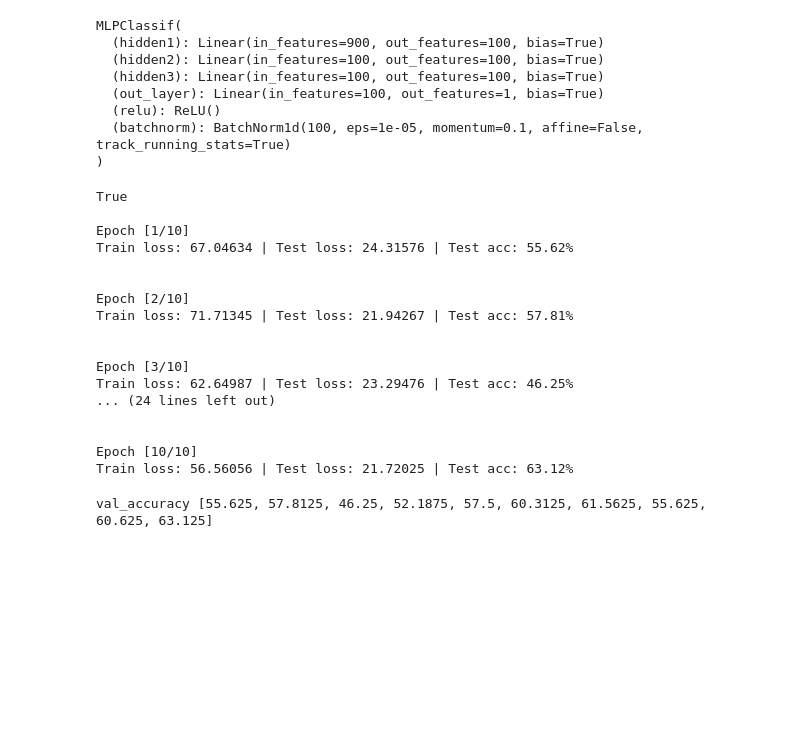
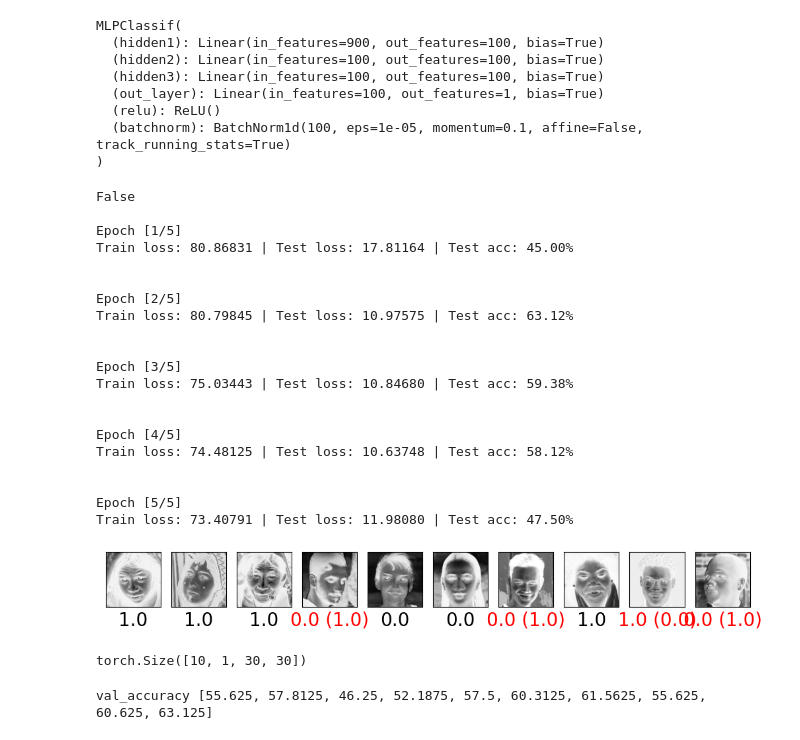
Before and after one commit to MNIKIEMA/Real-and-Fake-Face-Detection, a Jupyter notebook: real-and-fake-face.ipynb, the cells around one changed output. Saved outputs shown, nothing was run; the diff lists cells and outputs as text; code cells hidden in the pictures; blank space fills up the shorter version.

```diff
--- a/real-and-fake-face.ipynb
+++ b/real-and-fake-face.ipynb
@@ -353,7 +354,7 @@ def plot_images(x,y=None, indices='all', columns=12, x_size=1, y_size=1,
                 xx=x[i].reshape(lx,ly)
             else:
                 xx=x[i]
-        img=axs.imshow(xx,   cmap = cm, norm=norm, interpolation=interpolation)
+        img=axs.imshow(xx,   cmap = cm, norm=norm,)
 #         img=axs.imshow(xx,   cmap = cm, interpolation=interpolation)
         axs.spines['right'].set_visible(True)
         axs.spines['left'].set_visible(True)
@@ -375,14 +376,14 @@ def plot_images(x,y=None, indices='all', columns=12, x_size=1, y_size=1,
                 axs.set_xlabel(y[i],fontsize=fontsize)
         if colorbar:
             fig.colorbar(img,orientation="vertical", shrink=0.65)
-    fig.tight_layout()
+    fig.tight_layout(pad=0.8)
     plt.show()
 # %%
 #model = MLPClassif(30*30, 100, 1)
-num_epochs = 10
+num_epochs = 5
 learning_rate = 0.06
 loss_fn = nn.BCEWithLogitsLoss()
-model = model.cuda()
+model = model.to(device)
 print(next(model.parameters()).is_cuda)
 model_trained, history = train_val_binary_classifier(model,
                                                                      train_aug_loader,
@@ -391,23 +392,42 @@ model_trained, history = train_val_binary_classifier(model,
                                                                      learning_rate,
                                                                      verbose=True)
 # %% [output]
-True
+False
 
-Epoch [1/10]
-Train loss: 67.04634 | Test loss: 24.31576 | Test acc: 55.62%
+Epoch [1/5]
+Train loss: 80.86831 | Test loss: 17.81164 | Test acc: 45.00%
 
 
-Epoch [2/10]
-Train loss: 71.71345 | Test loss: 21.94267 | Test acc: 57.81%
+Epoch [2/5]
+Train loss: 80.79845 | Test loss: 10.97575 | Test acc: 63.12%
 
 
-Epoch [3/10]
-Train loss: 62.64987 | Test loss: 23.29476 | Test acc: 46.25%
-... (24 lines left out)
+Epoch [3/5]
+Train loss: 75.03443 | Test loss: 10.84680 | Test acc: 59.38%
 
 
-Epoch [10/10]
-Train loss: 56.56056 | Test loss: 21.72025 | Test acc: 63.12%
+Epoch [4/5]
+Train loss: 74.48125 | Test loss: 10.63748 | Test acc: 58.12%
+
+
+Epoch [5/5]
+Train loss: 73.40791 | Test loss: 11.98080 | Test acc: 47.50%
+# %%
+sigmoid = nn.Sigmoid()
+x_test, y_test = next(iter(test_data_loader))
+transform_ = transforms.Resize(size = (30,30))
+x_t = transform_(x_test)
+y_pred = model(x_t.squeeze().view(10,-1))
+y_test = y_test.numpy()
+y_pred = torch.round(sigmoid(y_pred)).squeeze(1).detach().numpy()
+x_test = x_test.squeeze().numpy()
+plot_images(x_test, y_test, range(0,10), columns=12, x_size=1, y_size=1, y_pred=y_pred)
+# %% [output]
+[figure, added]
+# %%
+x_t.shape
+# %% [output]
+torch.Size([10, 1, 30, 30])
 # %%
 plot_history(history)
 # %% [output]
```
Also changed, not shown: parts of 3 cells of this notebook.
